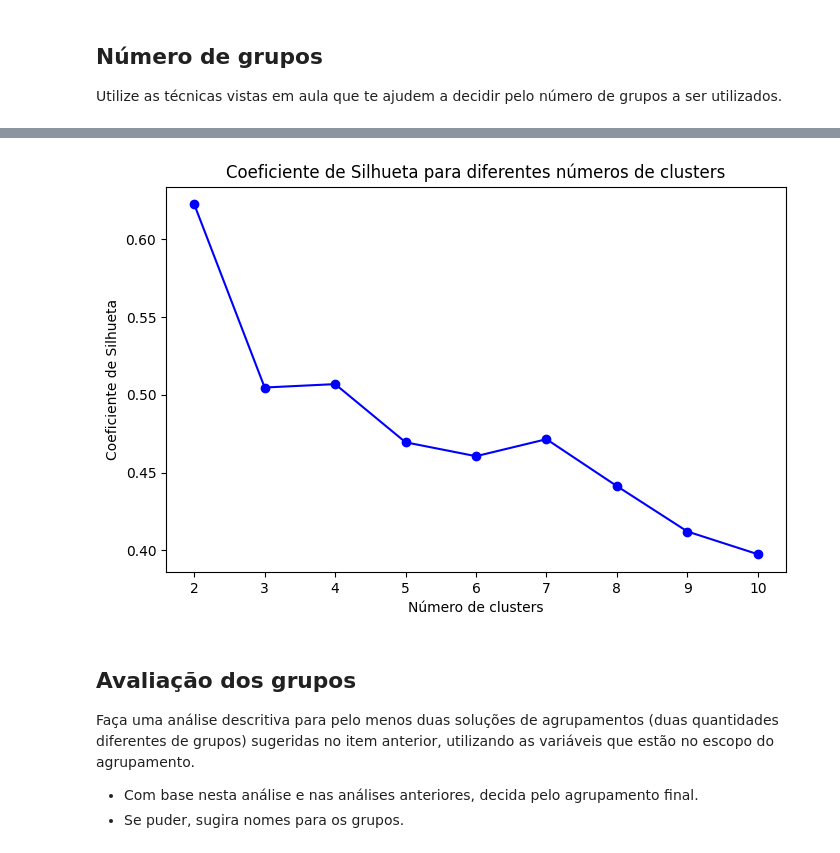
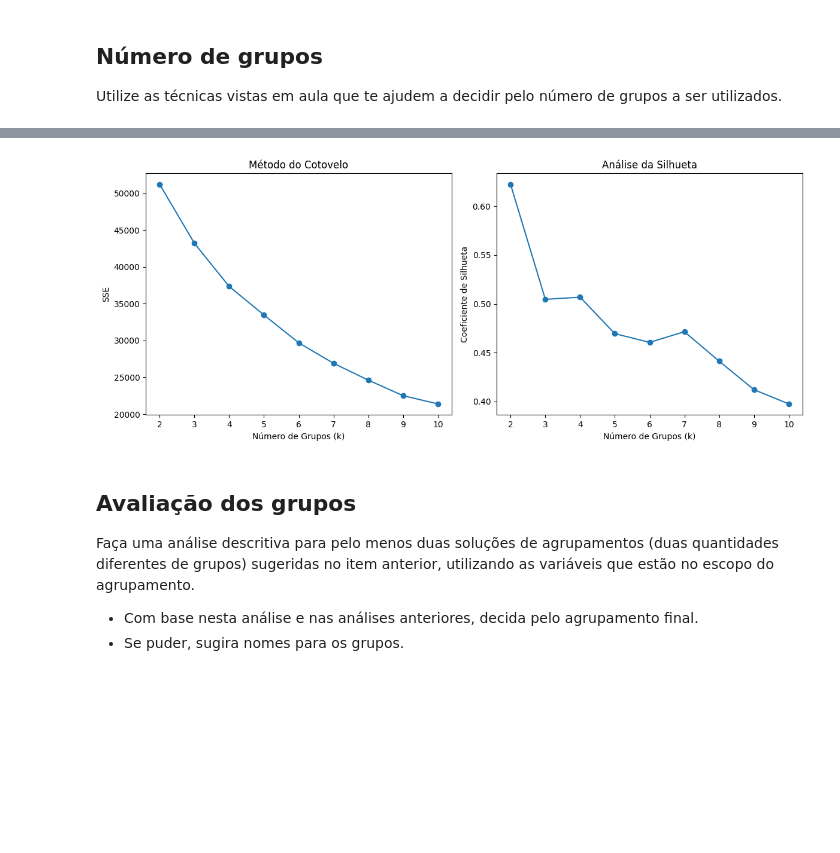
Before and after one commit to vini547/volta-zero, a Jupyter notebook: mod29_tarefa.ipynb, the cells around one changed output, grey strips where cells are left out. Saved outputs shown, nothing was run; the diff lists cells and outputs as text; code cells hidden in the pictures; blank space fills up the shorter version.

```diff
--- a/mod29_tarefa.ipynb
+++ b/mod29_tarefa.ipynb
@@ -155,23 +167,46 @@ plt.show()
-# %%
-# 2. Coeficiente de Silhueta
-silhouette_scores = []
-K_range_silhouette = range(2, 11)
-
-for k in K_range_silhouette:
-    kmeans = KMeans(n_clusters=k, random_state=42)
-    labels = kmeans.fit_predict(X_scaled)
-    silhouette_avg = silhouette_score(X_scaled, labels)
-    silhouette_scores.append(silhouette_avg)
-
-# Plotando o gráfico do Coeficiente de Silhueta
-plt.figure(figsize=(8, 5))
-plt.plot(K_range_silhouette, silhouette_scores, 'bo-')
-plt.xlabel('Número de clusters')
-plt.ylabel('Coeficiente de Silhueta')
-plt.title('Coeficiente de Silhueta para diferentes números de clusters')
-plt.show()
-# %% [output]
-[figure, removed]
+# %%
+from sklearn.cluster import KMeans
+from sklearn.metrics import silhouette_score
+
+# Definindo o número máximo de clusters
+max_clusters = 10
+
+# Listas para armazenar os resultados
+sse = []
+silhouette_scores = []
+
+# Aplicando KMeans e calculando SSE e silhueta
+for n_clusters in range(2, max_clusters + 1):
+    kmeans = KMeans(n_clusters=n_clusters, random_state=42)
+    kmeans.fit(df_scaled)
+
+    # Calculando SSE
+    sse.append(kmeans.inertia_)
+
+    # Calculando o coeficiente de silhueta
+    score = silhouette_score(df_scaled, kmeans.labels_)
+    silhouette_scores.append(score)
+
+# Plotando o Método do Cotovelo
+plt.figure(figsize=(12, 5))
+
+plt.subplot(1, 2, 1)
+plt.plot(range(2, max_clusters + 1), sse, marker='o')
+plt.title('Método do Cotovelo')
+plt.xlabel('Número de Grupos (k)')
+plt.ylabel('SSE')
+
+# Plotando a Análise da Silhueta
+plt.subplot(1, 2, 2)
+plt.plot(range(2, max_clusters + 1), silhouette_scores, marker='o')
+plt.title('Análise da Silhueta')
+plt.xlabel('Número de Grupos (k)')
+plt.ylabel('Coeficiente de Silhueta')
+
+plt.tight_layout()
+plt.show()
+# %% [output]
+[figure, added]
 # %% [markdown]
 ## Avaliação dos grupos
 
```
Also changed, not shown: parts of 22 cells of this notebook.
